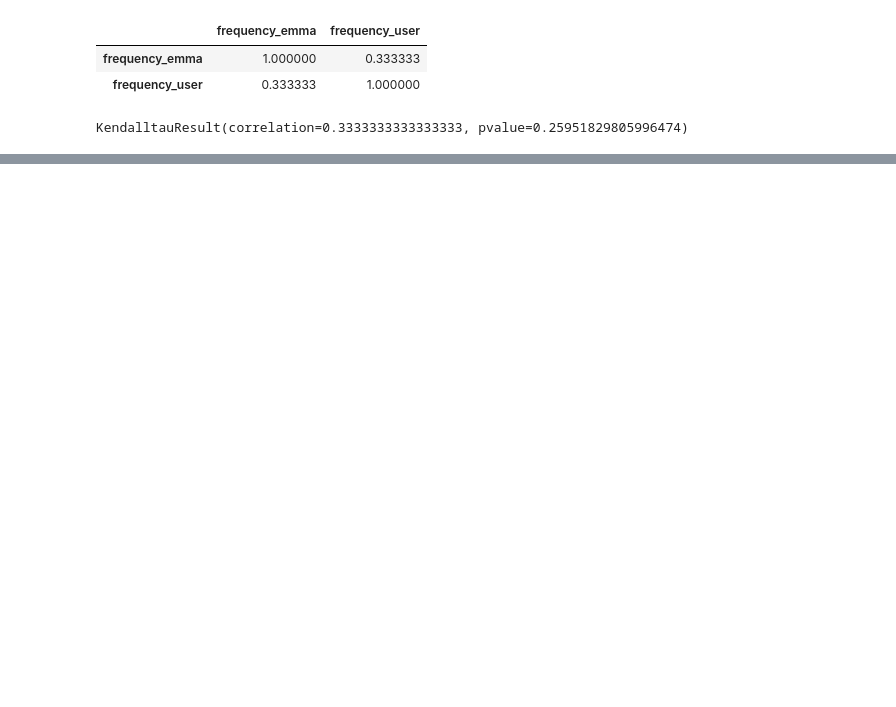
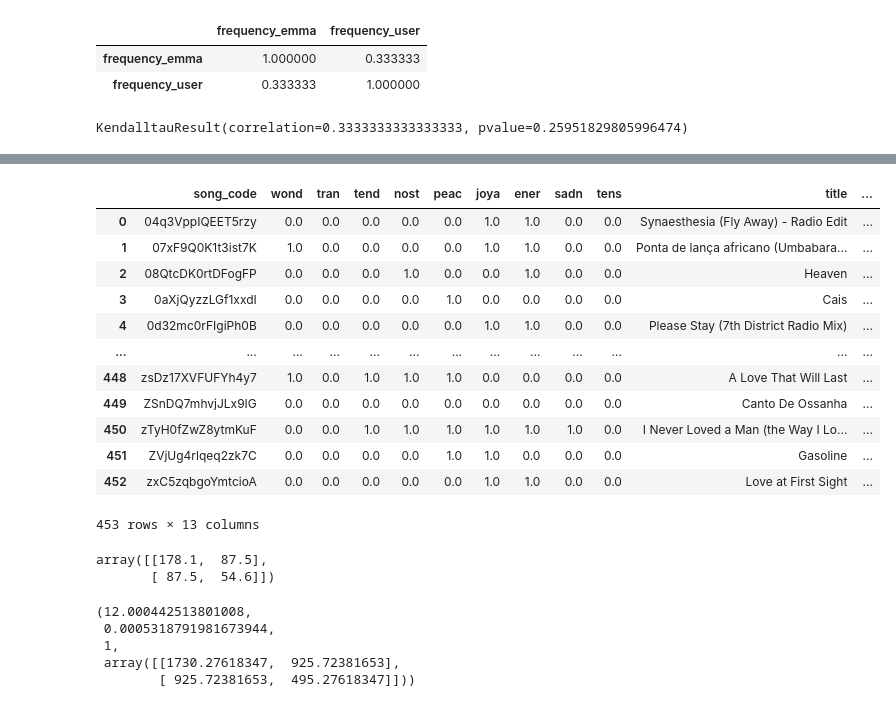
Before and after one commit to mmosc/emo-mrs, a Jupyter notebook: notebooks/psyias2024/correlation.ipynb, the cells around one changed output, grey strips where cells are left out. Saved outputs shown, nothing was run; the diff lists cells and outputs as text; code cells hidden in the pictures; blank space fills up the shorter version.

```diff
--- a/notebooks/psyias2024/correlation.ipynb
+++ b/notebooks/psyias2024/correlation.ipynb
@@ -65,0 +119,16 @@ KendalltauResult(correlation=0.3333333333333333, pvalue=0.25951829805996474)
+# %%
+emma_bin_to_compare
+# %% [output]
+|  | song_code | wond | tran | tend | nost | peac | joya | ener | sadn | tens | title | ... |
+| 0 | 04q3VppIQEET5rzy | 0.0 | 0.0 | 0.0 | 0.0 | 0.0 | 1.0 | 1.0 | 0.0 | 0.0 | Synaesthesia (Fly Away) - Radio Edit | ... |
+| 1 | 07xF9Q0K1t3ist7K | 1.0 | 0.0 | 0.0 | 0.0 | 0.0 | 1.0 | 1.0 | 0.0 | 0.0 | Ponta de lança africano (Umbabara... | ... |
+| 2 | 08QtcDK0rtDFogFP | 0.0 | 0.0 | 0.0 | 1.0 | 0.0 | 0.0 | 1.0 | 0.0 | 0.0 | Heaven | ... |
+| 3 | 0aXjQyzzLGf1xxdI | 0.0 | 0.0 | 0.0 | 0.0 | 1.0 | 0.0 | 0.0 | 0.0 | 0.0 | Cais | ... |
+| 4 | 0d32mc0rFIgiPh0B | 0.0 | 0.0 | 0.0 | 0.0 | 0.0 | 1.0 | 1.0 | 0.0 | 0.0 | Please Stay (7th District Radio Mix) | ... |
+| ... | ... | ... | ... | ... | ... | ... | ... | ... | ... | ... | ... | ... |
+| 448 | zsDz17XVFUFYh4y7 | 1.0 | 0.0 | 1.0 | 1.0 | 1.0 | 0.0 | 0.0 | 0.0 | 0.0 | A Love That Will Last | ... |
+| 449 | ZSnDQ7mhvjJLx9IG | 0.0 | 0.0 | 0.0 | 0.0 | 0.0 | 0.0 | 0.0 | 0.0 | 0.0 | Canto De Ossanha | ... |
+| 450 | zTyH0fZwZ8ytmKuF | 0.0 | 0.0 | 1.0 | 1.0 | 1.0 | 1.0 | 1.0 | 1.0 | 0.0 | I Never Loved a Man (the Way I Lo... | ... |
+| 451 | ZVjUg4rlqeq2zk7C | 0.0 | 0.0 | 0.0 | 0.0 | 1.0 | 1.0 | 0.0 | 0.0 | 0.0 | Gasoline | ... |
+| 452 | zxC5zqbgoYmtcioA | 0.0 | 0.0 | 0.0 | 0.0 | 0.0 | 1.0 | 1.0 | 0.0 | 0.0 | Love at First Sight | ... |
+453 rows × 13 columns
@@ -65,0 +137,13 @@ KendalltauResult(correlation=0.3333333333333333, pvalue=0.25951829805996474)
+# %%
+contingency / 10
+# %% [output]
+array([[178.1,  87.5],
+       [ 87.5,  54.6]])
+# %%
+chi2_contingency(observed=contingency)
+# %% [output]
+(12.000442513801008,
+ 0.0005318791981673944,
+ 1,
+ array([[1730.27618347,  925.72381653],
+        [ 925.72381653,  495.27618347]]))
```
Also changed, not shown: parts of 12 cells of this notebook, 2 other files.
